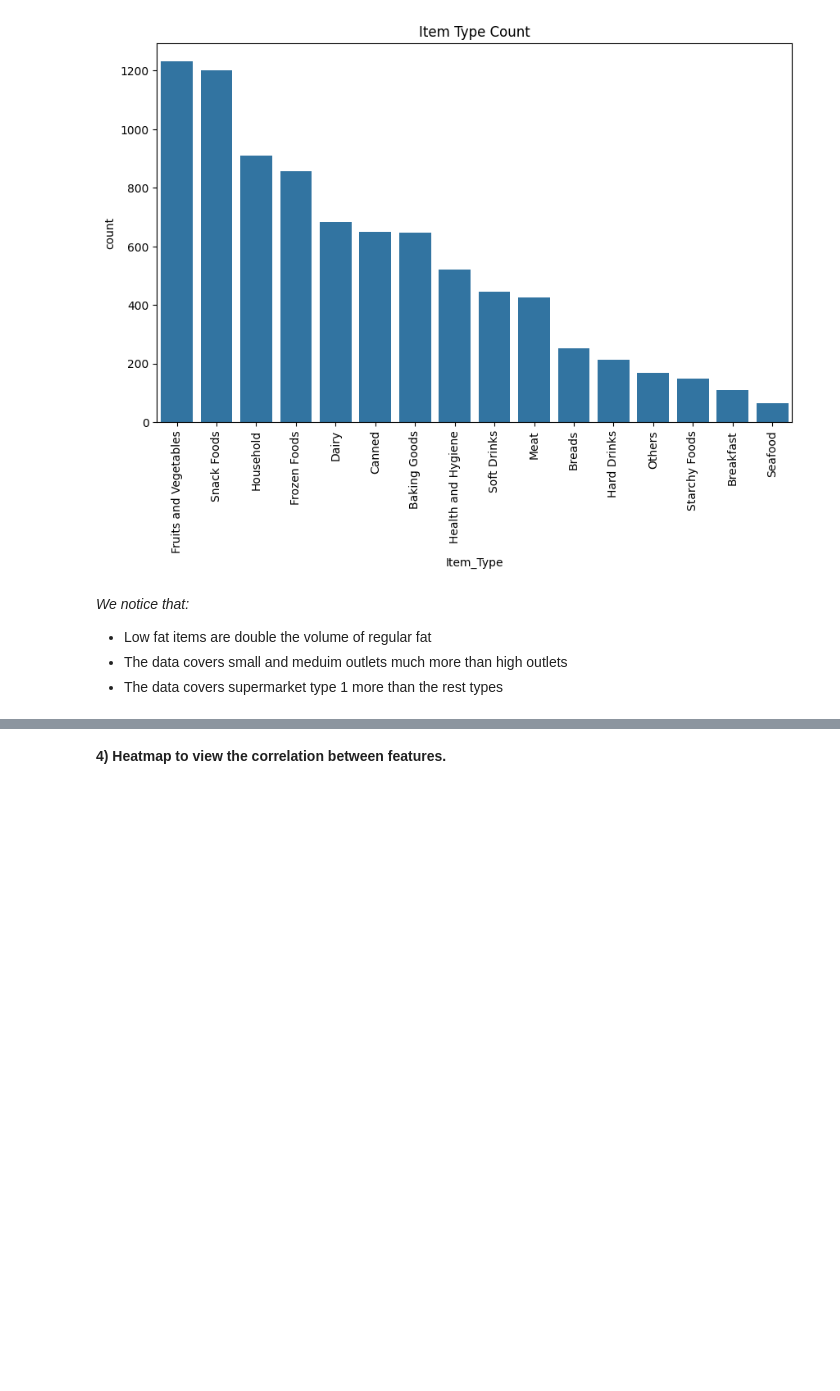
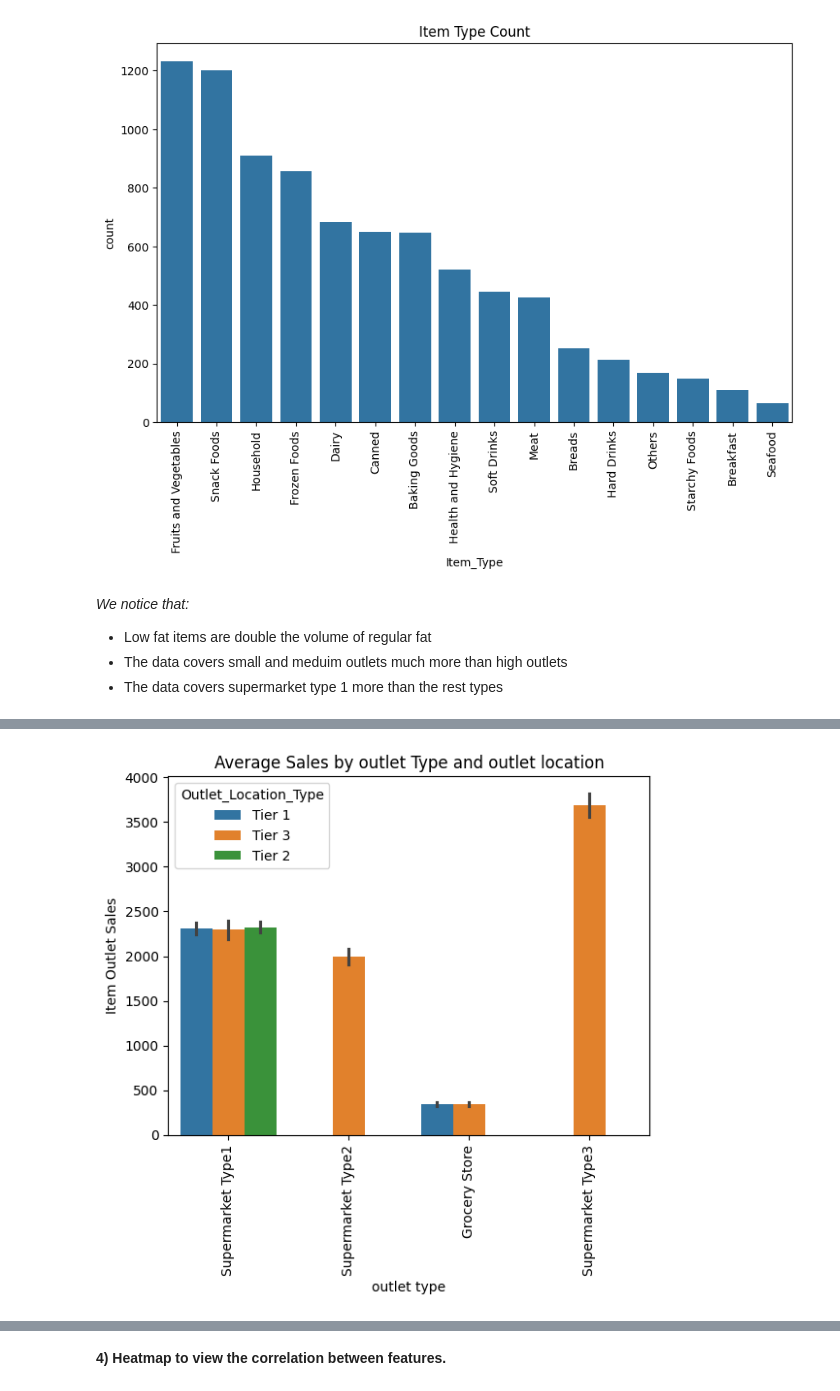
Before and after one commit to Khalil-Salama/Prediction-of-Product-Sales, a Jupyter notebook: Prediction_of_Product_Sales.ipynb, the cells around one changed output, grey strips where cells are left out. Drawn from its saved outputs; the diff is of its cells as text; code cells hidden in the pictures; blank space fills up the shorter version.

```diff
--- a/Prediction_of_Product_Sales.ipynb
+++ b/Prediction_of_Product_Sales.ipynb
@@ -485,0 +489,9 @@ for col in categorical_cols:
+# %%
+sns.barplot(data=sales_pred, x='Outlet_Type', y='Item_Outlet_Sales', hue='Outlet_Location_Type')
+plt.title('Average Sales by outlet Type and outlet location')
+plt.xlabel('outlet type')
+plt.ylabel('Item Outlet Sales')
+plt.xticks(rotation=90)
+plt.show()
+# %% [output]
+[figure, added]
```
Also changed, not shown: parts of 9 cells of this notebook.
